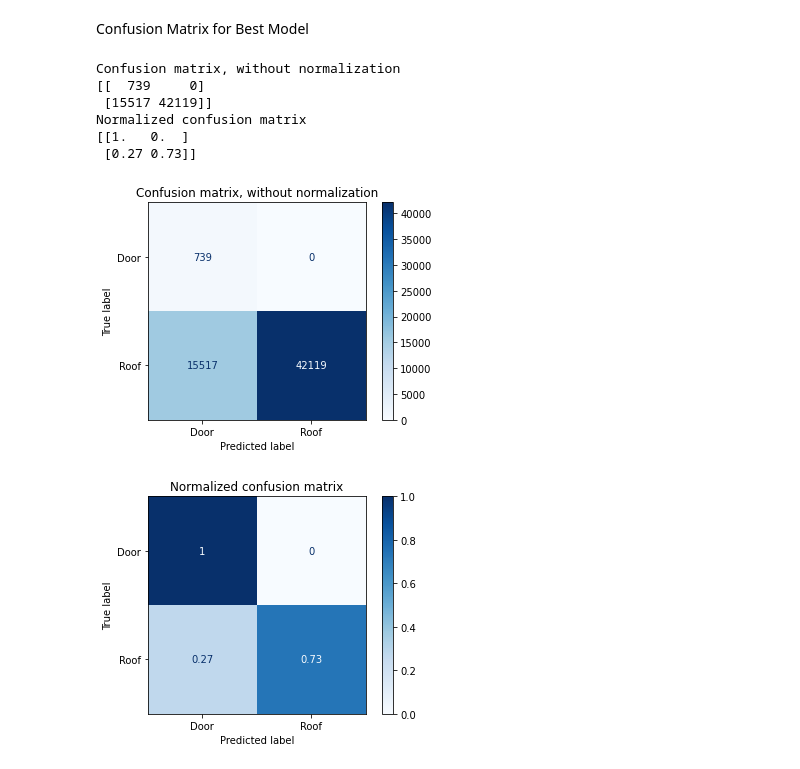
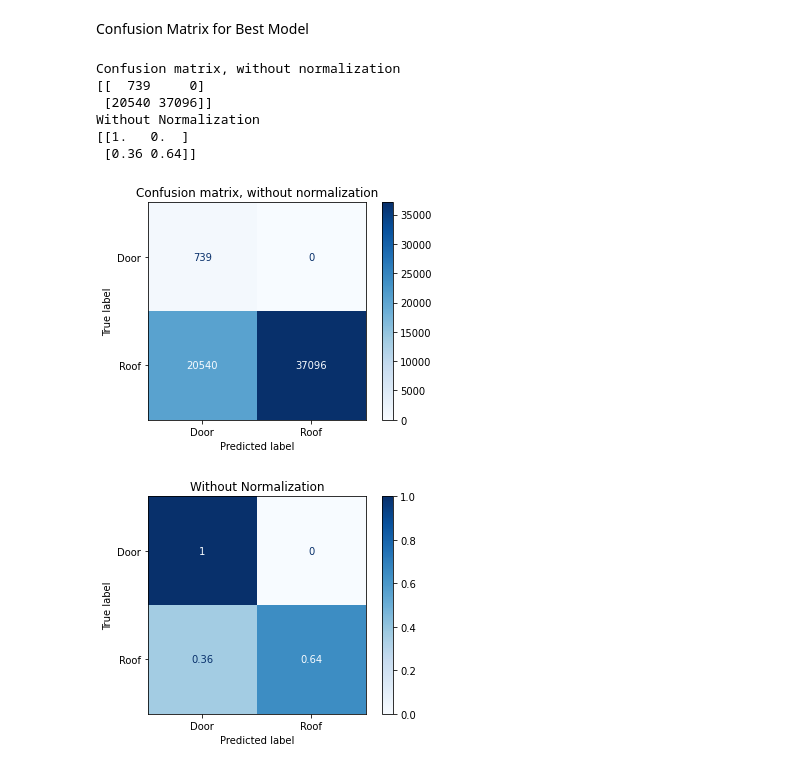
Before and after one commit to meishinlee/Building-Feature-Classification, a Jupyter notebook: Roof vs Door/RandomForest.ipynb, the cells around one changed output. Saved outputs shown, nothing was run; the diff lists cells and outputs as text; code cells hidden in the pictures.

```diff
--- a/Roof vs Door/RandomForest.ipynb
+++ b/Roof vs Door/RandomForest.ipynb
@@ -292,33 +292,33 @@ Confusion Matrix for Best Model
 # %%
 #Confusion Matrix - Random Forest (best model)
 
 np.set_printoptions(precision=2)
 class_names = ['Door','Roof']
 classifier = best_model
 
 # Plot non-normalized confusion matrix
 titles_options = [("Confusion matrix, without normalization", None),
-                  ("Normalized confusion matrix", 'true')]
+                  ("Without Normalization", 'true')]
 for title, normalize in titles_options:
     disp = plot_confusion_matrix(classifier, x1, y1,
                                  display_labels=class_names,
                                  cmap=plt.cm.Blues,
                                  normalize=normalize)
     disp.ax_.set_title(title)
 
     print(title)
     print(disp.confusion_matrix)
 
 plt.show()
 # %% [output]
 Confusion matrix, without normalization
 [[  739     0]
- [15517 42119]]
-Normalized confusion matrix
+ [20540 37096]]
+Without Normalization
 [[1.   0.  ]
- [0.27 0.73]]
+ [0.36 0.64]]
-[figure, old version]
+[figure, new version]
-[figure, old version]
+[figure, new version]
 # %% [markdown]
 <a style='text-decoration:none;line-height:16px;display:flex;color:#5B5B62;padding:10px;justify-content:end;' href='https://deepnote.com?utm_source=created-in-deepnote-cell&projectId=22ec9222-3a33-4967-8b6b-eec8dcc0f029' target="_blank">
 <img alt='Created in deepnote.com' style='display:inline;max-height:16px;margin:0px;margin-right:7.5px;' src='embedded-picture-1' > </img>
```
Also changed, not shown: parts of 6 cells of this notebook, 5 other files.
